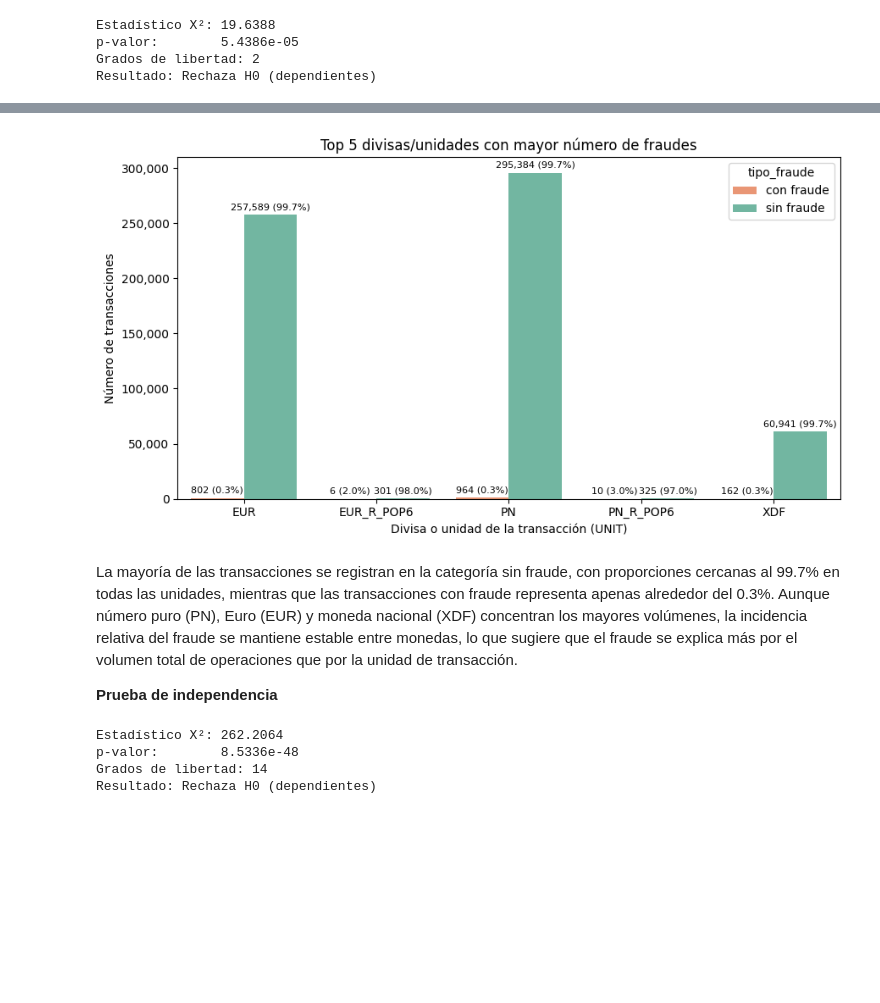
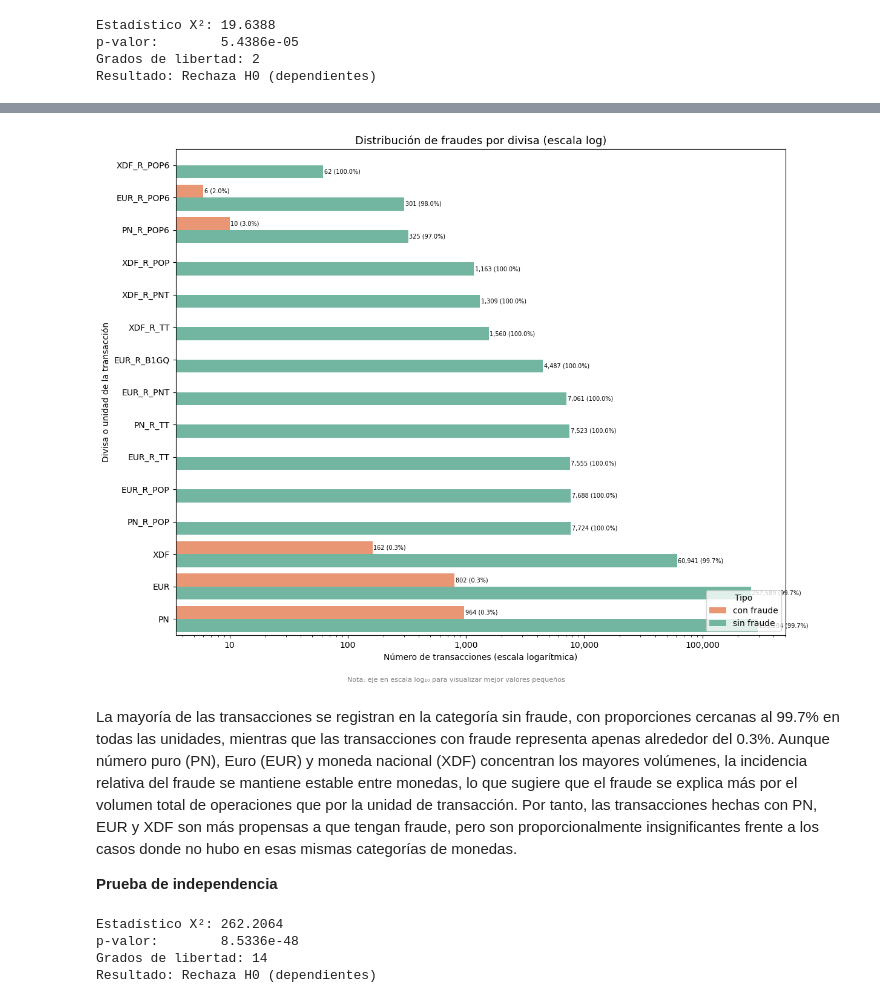
Before and after one commit to T1fff/PaymentTransactionsEUpy, a Jupyter notebook: 02-cross-refs.ipynb, the cells around one changed output, grey strips where cells are left out. Cells and saved outputs as stored; diff of their text form; code cells hidden in the pictures; blank space fills up the shorter version.

```diff
--- a/02-cross-refs.ipynb
+++ b/02-cross-refs.ipynb
@@ -12,7 +12,7 @@ from scipy import stats
 from scipy.stats import anderson, levene, chi2_contingency
 
 # Carga del dataset y construcción del dataframe de trabajo
-datos = pd.read_csv(r"/Users/pctm/Downloads/data_payments.csv")
+datos =pd.read_pickle("df_final.pkl")
 
 df = datos.rename(columns={
     'KEY': 'clave',
@@ -35,7 +35,7 @@ datos2 = df[[
     'clave','frecuencia','pais_origen','pais_destino',
     'tipo_trx','tipo_psp','tipo_fraude',  'unidad',
     'anio','monto','tipo_monto','decimales',
-    'descripcion','multiplicador_unidad'
+    'descripcion','multiplicador_unidad',"monto_final"
 ]].copy()
 datos2['anio'] = datos2['anio'].astype(str).str[:4]
 datos2['tipo_fraude'] = (
@@ -160,12 +160,12 @@ Se realizará el siguiente test de Wilcoxon porque es no paramétrico y responde
 # %%
 from scipy.stats import mannwhitneyu
 
-grupo_F = datos2.loc[datos2['tipo_fraude'] == 'con fraude', 'monto'].dropna()
-grupo_Z = datos2.loc[datos2['tipo_fraude'] == 'sin fraude', 'monto'].dropna()
+grupo_F = datos2.loc[datos2['tipo_fraude'] == 'con fraude', 'monto_final'].dropna()
+grupo_Z = datos2.loc[datos2['tipo_fraude'] == 'sin fraude', 'monto_final'].dropna()
 
 stat, p = mannwhitneyu(grupo_F, grupo_Z, alternative='two-sided')
 
-print("=== Wilcoxon rank-sum (Mann-Whitney U) ===")
+print("Wilcoxon rank-sum (Mann-Whitney U)")
 print(f"Estadístico U: {stat:.4f}")
 print(f"p-valor: {p:.6f}")
 # %% [output]
@@ -688,38 +629,64 @@ Esta diferencia sugiere que las transacciones realizadas con divisa o unidad PN,
 # %%
-# Top 5 unidades con mayor número de fraudes
-top5_unit = (
-    datos2[datos2['tipo_fraude'] == 'con fraude']['unidad']
-    .value_counts()
-    .head(5)
-    .index
-)
-
 df_plot = (
-    datos2[datos2['unidad'].isin(top5_unit)]
+    datos2
     .groupby(['unidad', 'tipo_fraude'])
     .size()
     .reset_index(name='n')
 )
 df_plot['porcentaje'] = df_plot.groupby('unidad')['n'].transform(lambda x: x / x.sum() * 100)
-df_plot['label'] = df_plot.apply(lambda x: f"{int(x['n']):,} ({x['porcentaje']:.1f}%)", axis=1)
-plt.figure(figsize=(9, 5))
-sns.barplot(x='unidad', y='n', hue='tipo_fraude', data=df_plot,
-            palette=palette1, dodge=True)
 
-ax = plt.gca()
-for container, (_, group) in zip(ax.containers, df_plot.groupby('tipo_fraude')):
-    ax.bar_label(container, labels=group['label'], padding=3, fontsize=8)
+orden = (
+    df_plot.groupby('unidad')['n']
+    .sum()
+    .sort_values()
+    .index
+    .tolist()
+)
 
-plt.title('Top 5 divisas/unidades con mayor número de fraudes')
-plt.xlabel('Divisa o unidad de la transacción (UNIT)')
-plt.ylabel('Número de transacciones')
-plt.gca().yaxis.set_major_formatter(mticker.FuncFormatter(lambda x, _: f'{int(x):,}'))
+n_unidades = df_plot['unidad'].nunique()
+
+fig, ax = plt.subplots(figsize=(12, max(5, n_unidades * 0.6)))
+
+sns.barplot(
+    data    = df_plot,
+    y       = 'unidad',
+    x       = 'n',
+    hue     = 'tipo_fraude',
+    palette = palette1,
+    dodge   = True,
+    order   = orden,
+    ax      = ax
+)
+
+for container in ax.containers:
+    for bar in container:
+        w = bar.get_width()
+        if w > 0:
+            match = df_plot[df_plot['n'] == int(w)]
+            pct   = match['porcentaje'].values[0] if not match.empty else 0
+            ax.text(
+                w * 1.02,
+                bar.get_y() + bar.get_height() / 2,
+                f"{int(w):,} ({pct:.1f}%)",
+                va='center', ha='left', fontsize=7
+            )
+
+ax.set_xscale('log')
+ax.xaxis.set_major_formatter(mticker.FuncFormatter(lambda x, _: f'{int(x):,}'))
+ax.set_title('Distribución de fraudes por divisa (escala log)', fontsize=13)
+ax.set_ylabel('Divisa o unidad de la transacción')
+ax.set_xlabel('Número de transacciones (escala logarítmica)')
+ax.legend(title='Tipo', loc='lower right')
+fig.text(0.5, -0.02,
+         'Nota: eje en escala log₁₀ para visualizar mejor valores pequeños',
+         ha='center', fontsize=8, color='gray')
+
 plt.tight_layout()
 plt.show()
 # %% [output]
-[figure, old version]
+[figure, new version]
 # %% [markdown]
-La mayoría de las transacciones se registran en la categoría sin fraude, con proporciones cercanas al 99.7% en todas las unidades, mientras que las transacciones con fraude representa apenas alrededor del 0.3%. Aunque número puro (PN), Euro (EUR) y moneda nacional (XDF) concentran los mayores volúmenes, la incidencia relativa del fraude se mantiene estable entre monedas, lo que sugiere que el fraude se explica más por el volumen total de operaciones que por la unidad de transacción.
+La mayoría de las transacciones se registran en la categoría sin fraude, con proporciones cercanas al 99.7% en todas las unidades, mientras que las transacciones con fraude representa apenas alrededor del 0.3%. Aunque número puro (PN), Euro (EUR) y moneda nacional (XDF) concentran los mayores volúmenes, la incidencia relativa del fraude se mantiene estable entre monedas, lo que sugiere que el fraude se explica más por el volumen total de operaciones que por la unidad de transacción. Por tanto, las transacciones hechas con PN, EUR y XDF son más propensas a que tengan fraude, pero son proporcionalmente insignificantes frente a los casos donde no hubo en esas mismas categorías de monedas.
 
 **Prueba de independencia**
 # %%
```
Also changed, not shown: parts of 33 cells of this notebook.
